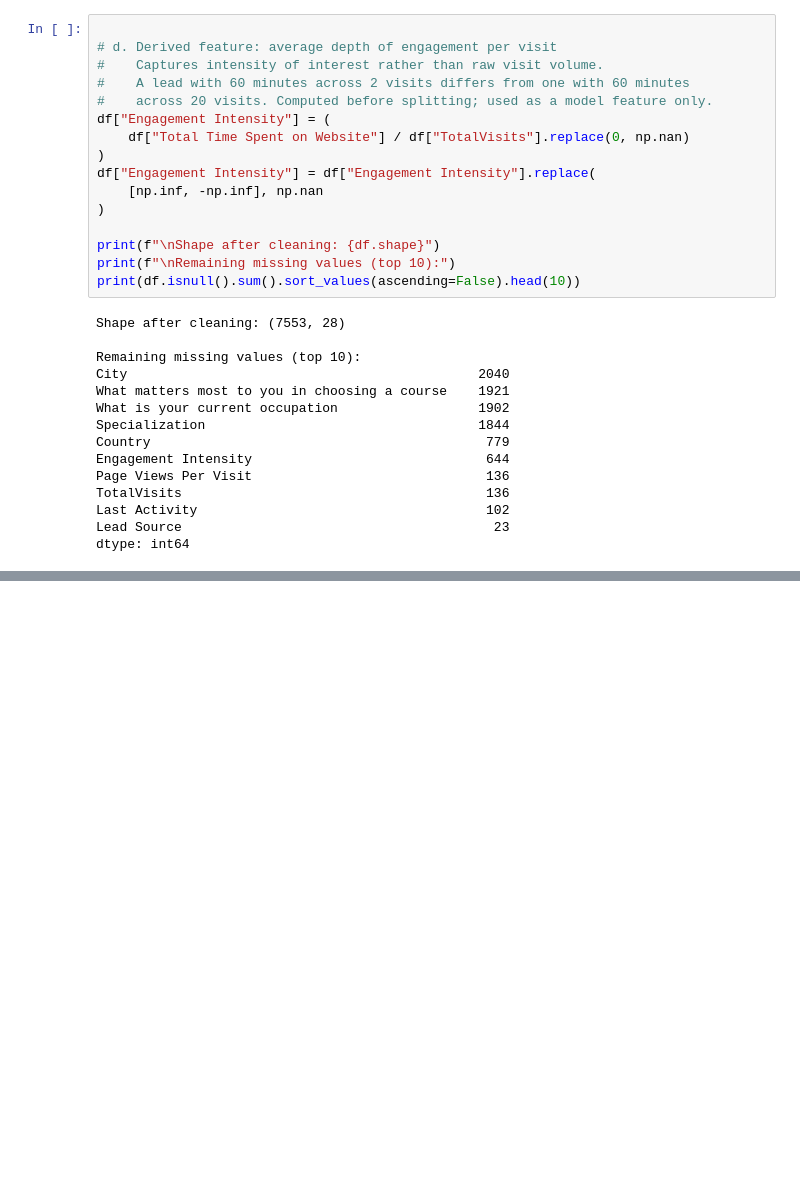
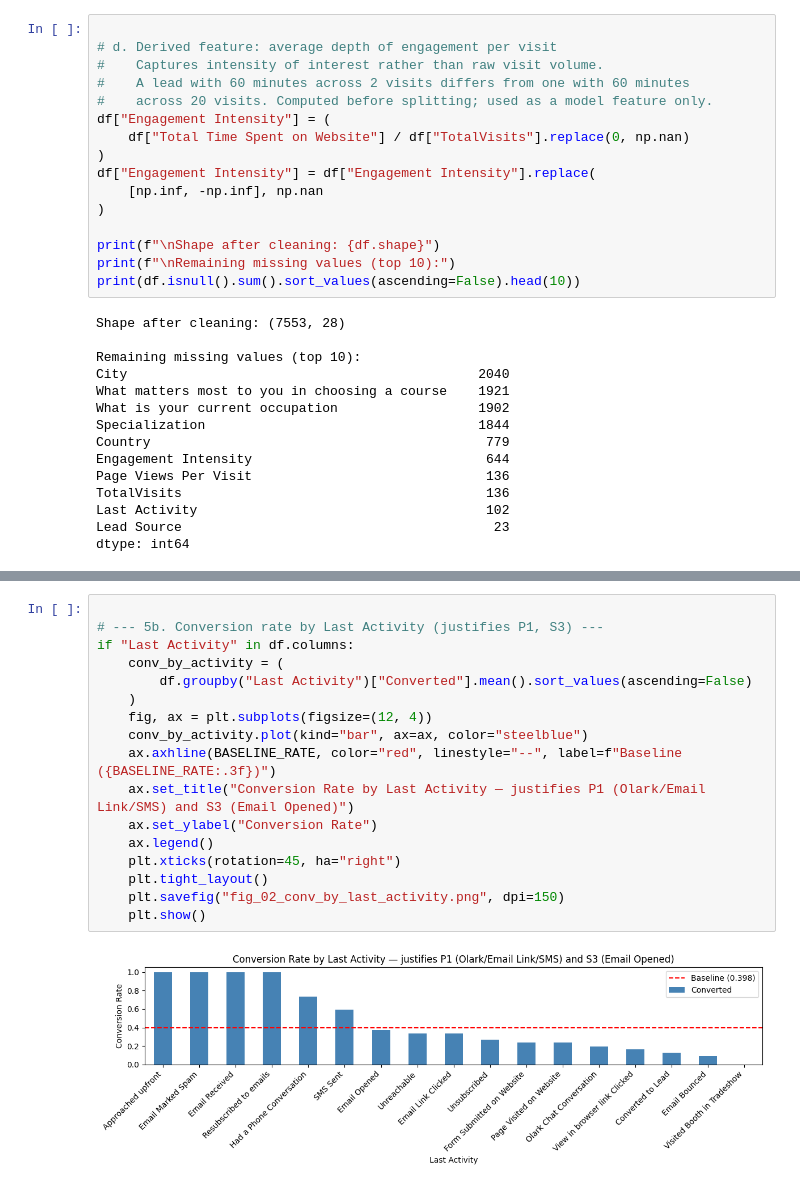
Before and after one commit to thomami244/Masters_Constrained_Lead_Qualification, a Jupyter notebook: Masters_Constrained_Lead_Qualification_Notebook.ipynb, the cells around one changed output, grey strips where cells are left out. Cells and saved outputs as stored; diff of their text form; blank space fills up the shorter version.

```diff
--- a/Masters_Constrained_Lead_Qualification_Notebook.ipynb
+++ b/Masters_Constrained_Lead_Qualification_Notebook.ipynb
@@ -195,0 +226,19 @@ dtype: int64
+# %%
+
+# --- 5b. Conversion rate by Last Activity (justifies P1, S3) ---
+if "Last Activity" in df.columns:
+    conv_by_activity = (
+        df.groupby("Last Activity")["Converted"].mean().sort_values(ascending=False)
+    )
+    fig, ax = plt.subplots(figsize=(12, 4))
+    conv_by_activity.plot(kind="bar", ax=ax, color="steelblue")
+    ax.axhline(BASELINE_RATE, color="red", linestyle="--", label=f"Baseline ({BASELINE_RATE:.3f})")
+    ax.set_title("Conversion Rate by Last Activity — justifies P1 (Olark/Email Link/SMS) and S3 (Email Opened)")
+    ax.set_ylabel("Conversion Rate")
+    ax.legend()
+    plt.xticks(rotation=45, ha="right")
+    plt.tight_layout()
+    plt.savefig("fig_02_conv_by_last_activity.png", dpi=150)
+    plt.show()
+# %% [output]
+[figure, added]
```
Also changed, not shown: parts of 12 cells of this notebook, 7 other files.
